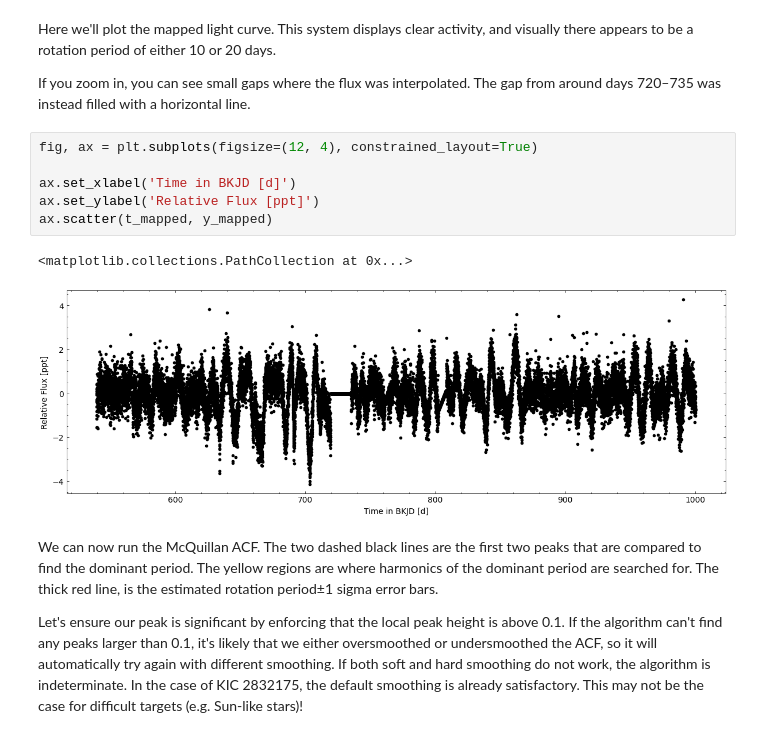
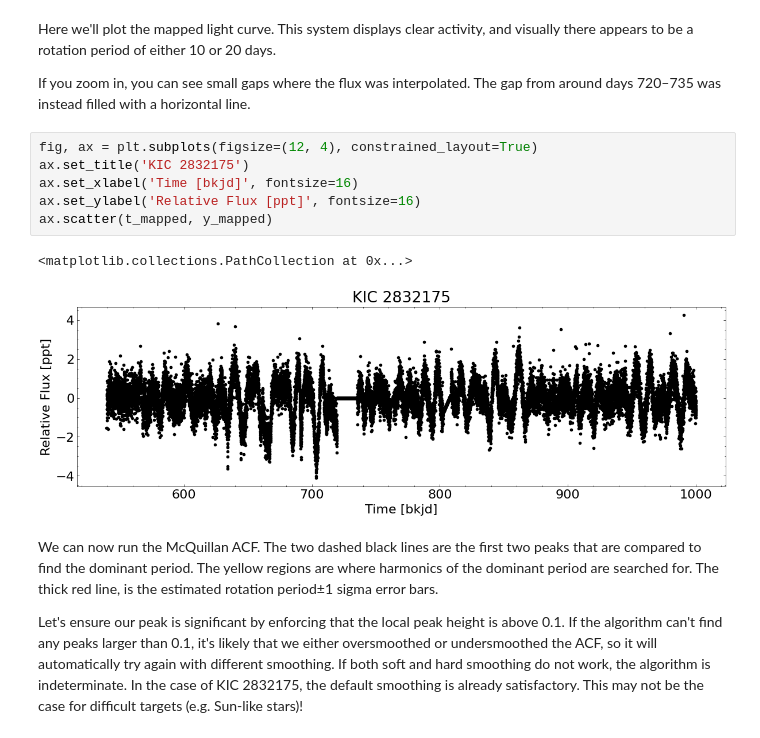
Before and after one commit to canisli/ACF-McQuillan, a Jupyter notebook: example.ipynb, the cells around one changed output. Saved outputs shown, nothing was run; the diff lists cells and outputs as text.

```diff
--- a/example.ipynb
+++ b/example.ipynb
@@ -36,13 +36,13 @@ Here we'll plot the mapped light curve. This system displays clear activity, and
 If you zoom in, you can see small gaps where the flux was interpolated. The gap from around days 720–735 was instead filled with a horizontal line.
 # %%
 fig, ax = plt.subplots(figsize=(12, 4), constrained_layout=True)
-
-ax.set_xlabel('Time in BKJD [d]')
-ax.set_ylabel('Relative Flux [ppt]')
+ax.set_title('KIC 2832175')
+ax.set_xlabel('Time [bkjd]', fontsize=16)
+ax.set_ylabel('Relative Flux [ppt]', fontsize=16)
 ax.scatter(t_mapped, y_mapped)
 # %% [output]
 <matplotlib.collections.PathCollection at 0x...>
-[figure, old version]
+[figure, new version]
 # %% [markdown]
 We can now run the McQuillan ACF. The two dashed black lines are the first two peaks that are compared to find the dominant period. The yellow regions are where harmonics of the dominant period are searched for. The thick red line, is the estimated rotation period±1 sigma error bars.
 
```
Also changed, not shown: parts of 1 cell of this notebook, 1 other file.
